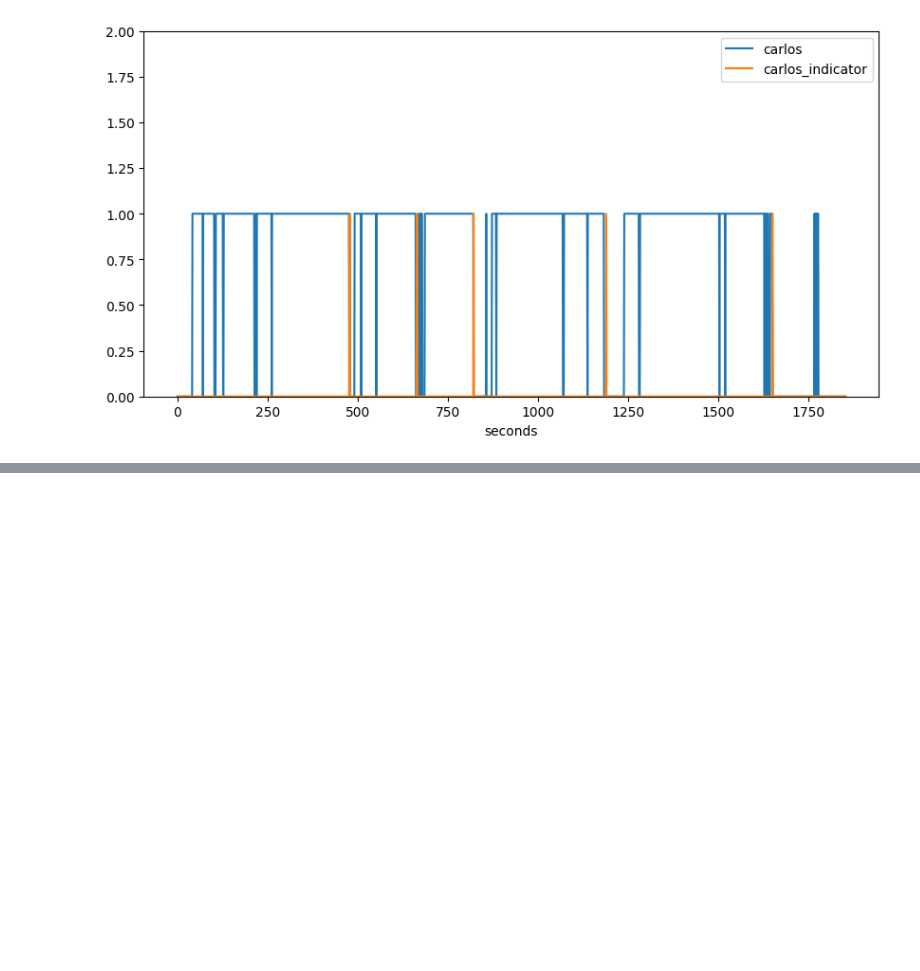
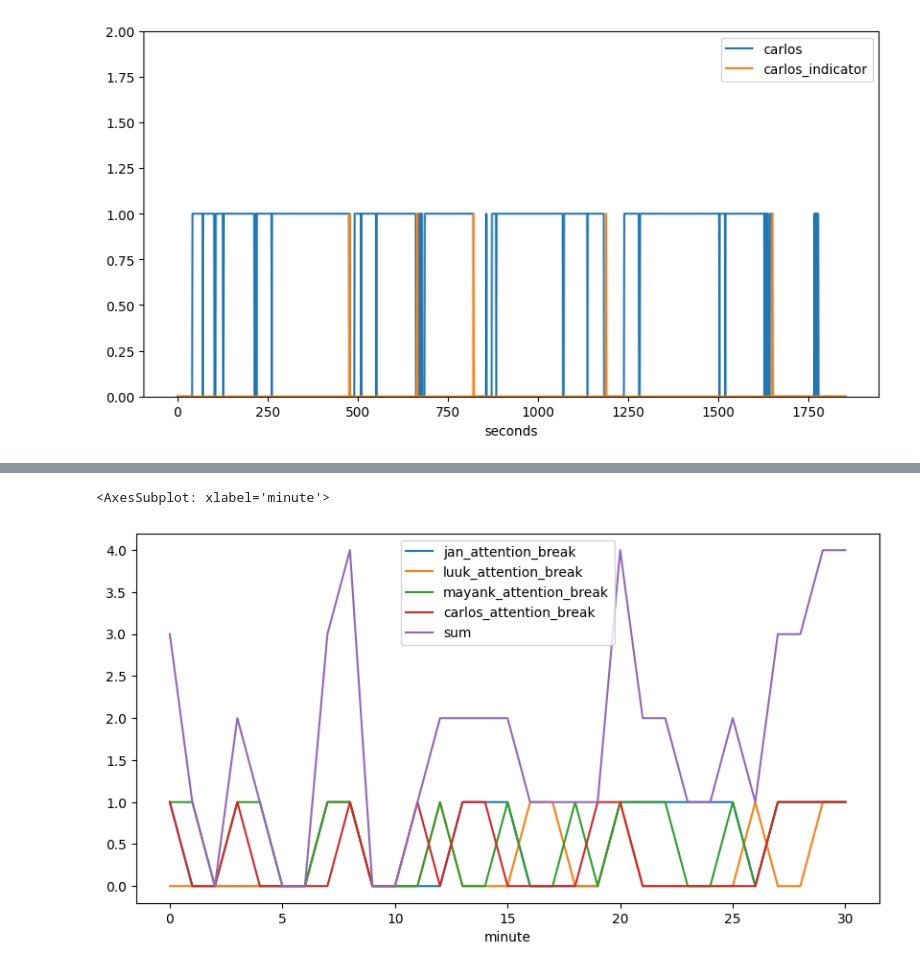
Before and after one commit to jan-ra/attention-keeper, a Jupyter notebook: data-processing.ipynb, the cells around one changed output, grey strips where cells are left out. Saved outputs shown, nothing was run; the diff lists cells and outputs as text; code cells hidden in the pictures; blank space fills up the shorter version.

```diff
--- a/data-processing.ipynb
+++ b/data-processing.ipynb
@@ -99,0 +156,7 @@ new.plot(x="seconds",y=["carlos", "carlos_indicator"],kind="line", ylim=(0,2), f
+# %%
+aggregate= new[["minute", "jan_attention_break", "luuk_attention_break", "mayank_attention_break", "carlos_attention_break"]]
+# %%
+aggregate["jan_attention_break"] = aggregate["jan_attention_break"].astype(int)
+aggregate["luuk_attention_break"] = aggregate["luuk_attention_break"].astype(int)
+aggregate["carlos_attention_break"] = aggregate["carlos_attention_break"].astype(int)
+aggregate["mayank_attention_break"] = aggregate["mayank_attention_break"].astype(int)
@@ -99,0 +184,4 @@ new.plot(x="seconds",y=["carlos", "carlos_indicator"],kind="line", ylim=(0,2), f
+# %%
+test = aggregate.groupby("minute").max()
+# %%
+test["sum"] = test["jan_attention_break"] + test["carlos_attention_break"] + test["luuk_attention_break"] + test["mayank_attention_break"]
@@ -99,0 +209,5 @@ new.plot(x="seconds",y=["carlos", "carlos_indicator"],kind="line", ylim=(0,2), f
+# %%
+test.plot( figsize=(10,5))
+# %% [output]
+<AxesSubplot: xlabel='minute'>
+[figure, added]
```
Also changed, not shown: parts of 14 cells of this notebook.
